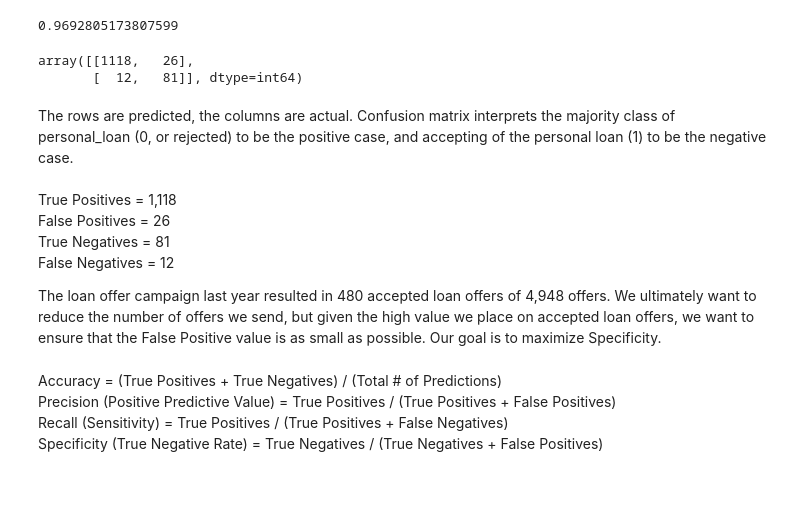
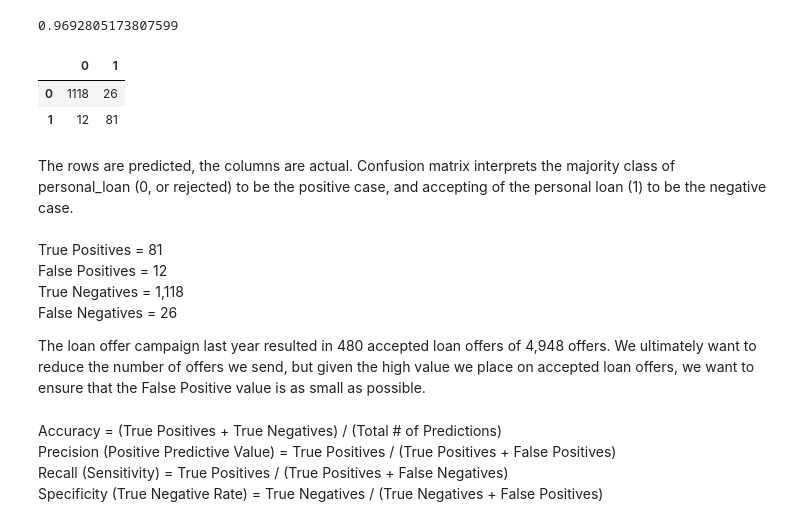
Before and after one commit to bdrau90/Capstone_3, a Jupyter notebook: capstone_3_modeling.ipynb, the cells around one changed output. Drawn from its saved outputs; the diff is of its cells as text; code cells hidden in the pictures; blank space fills up the shorter version.

```diff
--- a/capstone_3_modeling.ipynb
+++ b/capstone_3_modeling.ipynb
@@ -112,18 +112,20 @@ knn.score(X_test, y_test)
 0.9692805173807599
 # %%
 y_knn_pred = knn.predict(X_test)
-cm(y_knn_pred, y_test)
+confusion_matrix = cm(y_knn_pred, y_test)
+pd.DataFrame(confusion_matrix, columns = ['0','1'], index = ['0','1'])
 # %% [output]
-array([[1118,   26],
-       [  12,   81]], dtype=int64)
+|  | 0 | 1 |
+| 0 | 1118 | 26 |
+| 1 | 12 | 81 |
 # %% [markdown]
 The rows are predicted, the columns are actual. Confusion matrix interprets the majority class of personal_loan (0, or rejected) to be the positive case, and accepting of the personal loan (1) to be the negative case.<br><br>
-True Positives = 1,118 <br>
-False Positives = 26 <br>
-True Negatives = 81 <br>
-False Negatives = 12 <br>
+True Positives = 81 <br>
+False Positives = 12 <br>
+True Negatives = 1,118 <br>
+False Negatives = 26 <br>
 
-The loan offer campaign last year resulted in 480 accepted loan offers of 4,948 offers. We ultimately want to reduce the number of offers we send, but given the high value we place on accepted loan offers, we want to ensure that the False Positive value is as small as possible. Our goal is to maximize Specificity.
+The loan offer campaign last year resulted in 480 accepted loan offers of 4,948 offers. We ultimately want to reduce the number of offers we send, but given the high value we place on accepted loan offers, we want to ensure that the False Positive value is as small as possible.
 # %% [markdown]
 Accuracy = (True Positives + True Negatives) / (Total # of Predictions) <br>
 Precision (Positive Predictive Value) = True Positives / (True Positives + False Positives) <br>
```
Also changed, not shown: parts of 5 cells of this notebook.
